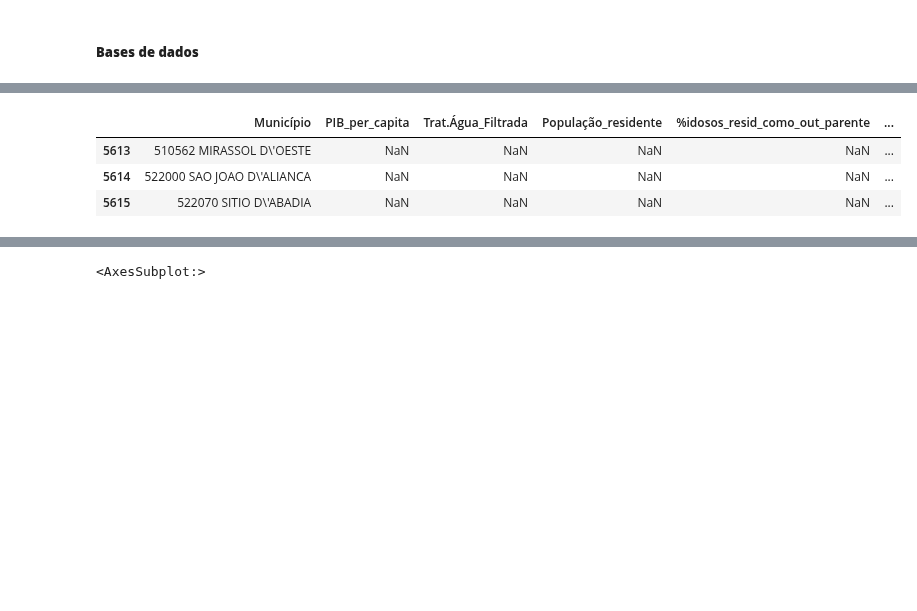
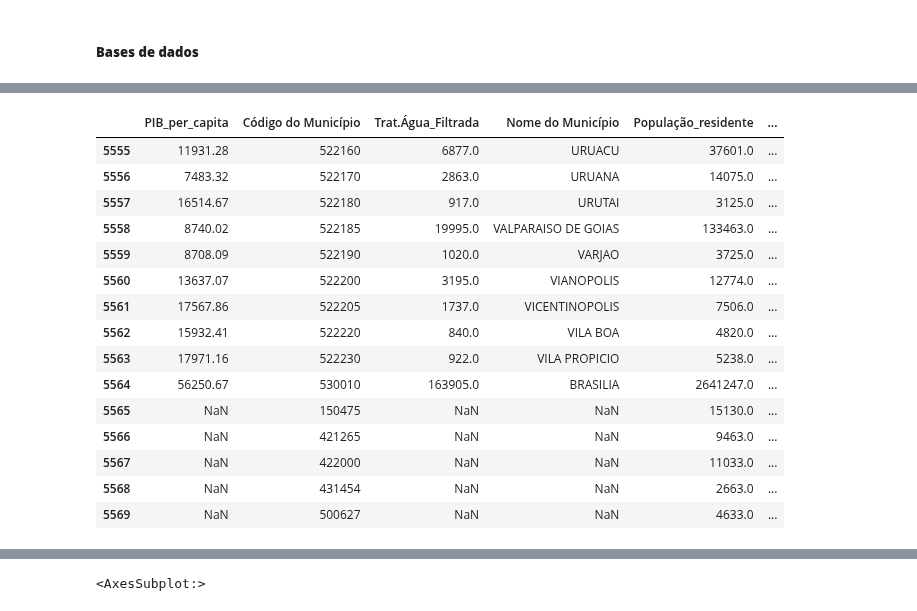
Before and after one commit to carneirogabrielly/Projeto-Microdados, a Jupyter notebook: AA_Gabi.ipynb, the cells around one changed output, grey strips where cells are left out. Cells and saved outputs as stored; diff of their text form; code cells hidden in the pictures; blank space fills up the shorter version.

```diff
--- a/AA_Gabi.ipynb
+++ b/AA_Gabi.ipynb
@@ -63 +53,9 @@ dados_popmunicipio0.tail(10)
+# %%
+#Função de limpeza
+#Função que separa o código do nome do município
+def separa_codigo(planilha):
+    planilha[['Código do Município', 'Nome do Município']] = planilha['Município'].str.split(' ', 1, expand=True)
+    plan = planilha.drop('Município', axis=1)
+    planilha_limpa = plan.drop('Nome do Município', axis=1)
+    return planilha_limpa
 # %%
@@ -139,13 +184,13 @@ result_1
 # %%
-result_1 = pd.merge(dados_pib, dados_aguafiltrada, how='outer', on='Município')
-result_2 = pd.merge(result_1, dados_popmunicipio, how='outer', on='Município')
-result_3 = pd.merge(result_2 , dados_idososcasas, how='outer', on='Município')
-result_4 = pd.merge(result_3, dados_analfabetismo, how='outer', on='Município')
-result_5 = pd.merge(result_4, dados_desemprego, how='outer', on='Município')
-result_6 = pd.merge(result_5, dados_lixo, how='outer', on='Município')
-result_7 = pd.merge(result_6, dados_coberturavacinal, how='outer', on='Município')
-result_8 = pd.merge(result_7, dados_pessoasbaixarenda, how='outer', on='Município')
-result_9 = pd.merge(result_8, dados_escolariedade, how='outer', on='Município')
+result_1 = pd.merge(dados_pib, dados_aguafiltrada, how='outer', on='Código do Município')
+result_2 = pd.merge(result_1, dados_popmunicipio, how='outer', on='Código do Município')
+result_3 = pd.merge(result_2 , dados_idososcasas, how='outer', on='Código do Município')
+result_4 = pd.merge(result_3, dados_analfabetismo, how='outer', on='Código do Município')
+result_5 = pd.merge(result_4, dados_desemprego, how='outer', on='Código do Município')
+result_6 = pd.merge(result_5, dados_lixo, how='outer', on='Código do Município')
+result_7 = pd.merge(result_6, dados_coberturavacinal, how='outer', on='Código do Município')
+result_8 = pd.merge(result_7, dados_pessoasbaixarenda, how='outer', on='Código do Município')
+result_9 = pd.merge(result_8, dados_escolariedade, how='outer', on='Código do Município')
 df= result_9
 # %% [markdown]
 ##### **Bases de dados**
@@ -159,10 +204,22 @@ df.head(3)
 # %%
-df.tail(3)
+df.tail(15)
 # %% [output]
-|  | Município | PIB_per_capita | Trat.Água_Filtrada | População_residente | %idosos_resid_como_out_parente | ... |
-| 5613 | 510562 MIRASSOL D\'OESTE | NaN | NaN | NaN | NaN | ... |
-| 5614 | 522000 SAO JOAO D\'ALIANCA | NaN | NaN | NaN | NaN | ... |
-| 5615 | 522070 SITIO D\'ABADIA | NaN | NaN | NaN | NaN | ... |
+|  | PIB_per_capita | Código do Município | Trat.Água_Filtrada | Nome do Município | População_residente | ... |
+| 5555 | 11931.28 | 522160 | 6877.0 | URUACU | 37601.0 | ... |
+| 5556 | 7483.32 | 522170 | 2863.0 | URUANA | 14075.0 | ... |
+| 5557 | 16514.67 | 522180 | 917.0 | URUTAI | 3125.0 | ... |
+| 5558 | 8740.02 | 522185 | 19995.0 | VALPARAISO DE GOIAS | 133463.0 | ... |
+| 5559 | 8708.09 | 522190 | 1020.0 | VARJAO | 3725.0 | ... |
+| 5560 | 13637.07 | 522200 | 3195.0 | VIANOPOLIS | 12774.0 | ... |
+| 5561 | 17567.86 | 522205 | 1737.0 | VICENTINOPOLIS | 7506.0 | ... |
+| 5562 | 15932.41 | 522220 | 840.0 | VILA BOA | 4820.0 | ... |
+| 5563 | 17971.16 | 522230 | 922.0 | VILA PROPICIO | 5238.0 | ... |
+| 5564 | 56250.67 | 530010 | 163905.0 | BRASILIA | 2641247.0 | ... |
+| 5565 | NaN | 150475 | NaN | NaN | 15130.0 | ... |
+| 5566 | NaN | 421265 | NaN | NaN | 9463.0 | ... |
+| 5567 | NaN | 422000 | NaN | NaN | 11033.0 | ... |
+| 5568 | NaN | 431454 | NaN | NaN | 2663.0 | ... |
+| 5569 | NaN | 500627 | NaN | NaN | 4633.0 | ... |
 # %%
 df.dtypes
 # %% [output]
```
Also changed, not shown: parts of 13 cells of this notebook, 1 other file.
